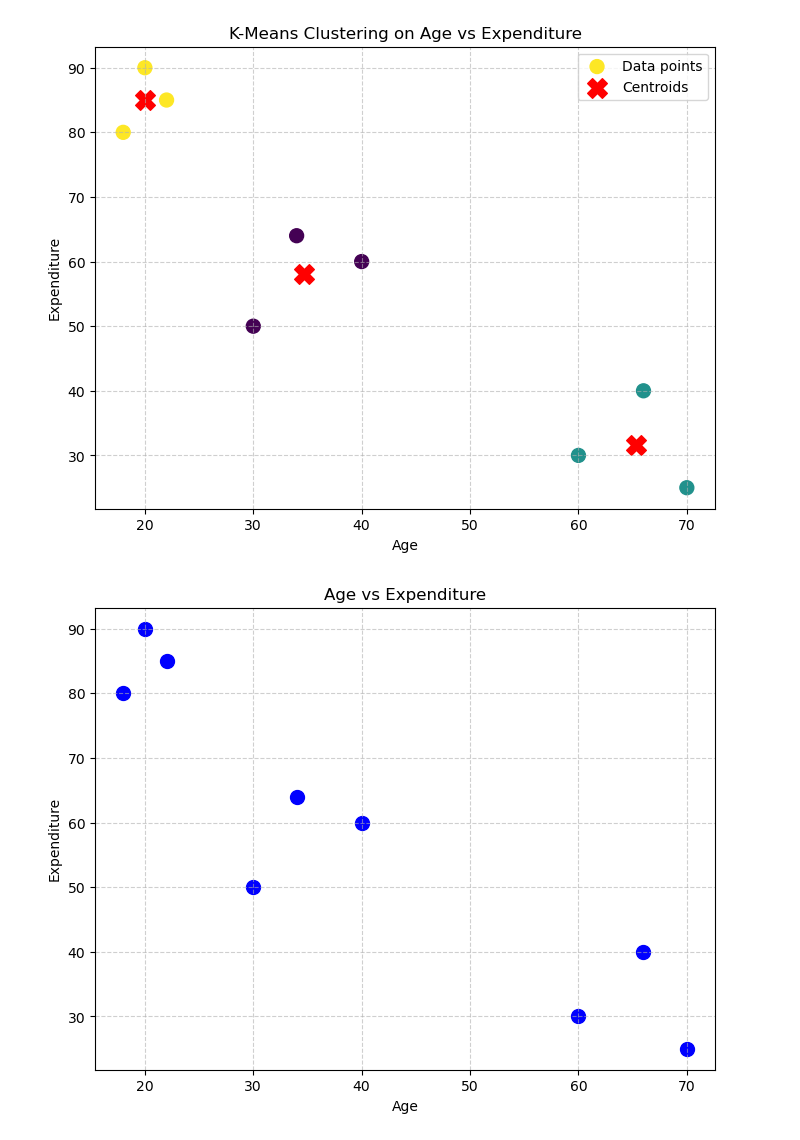
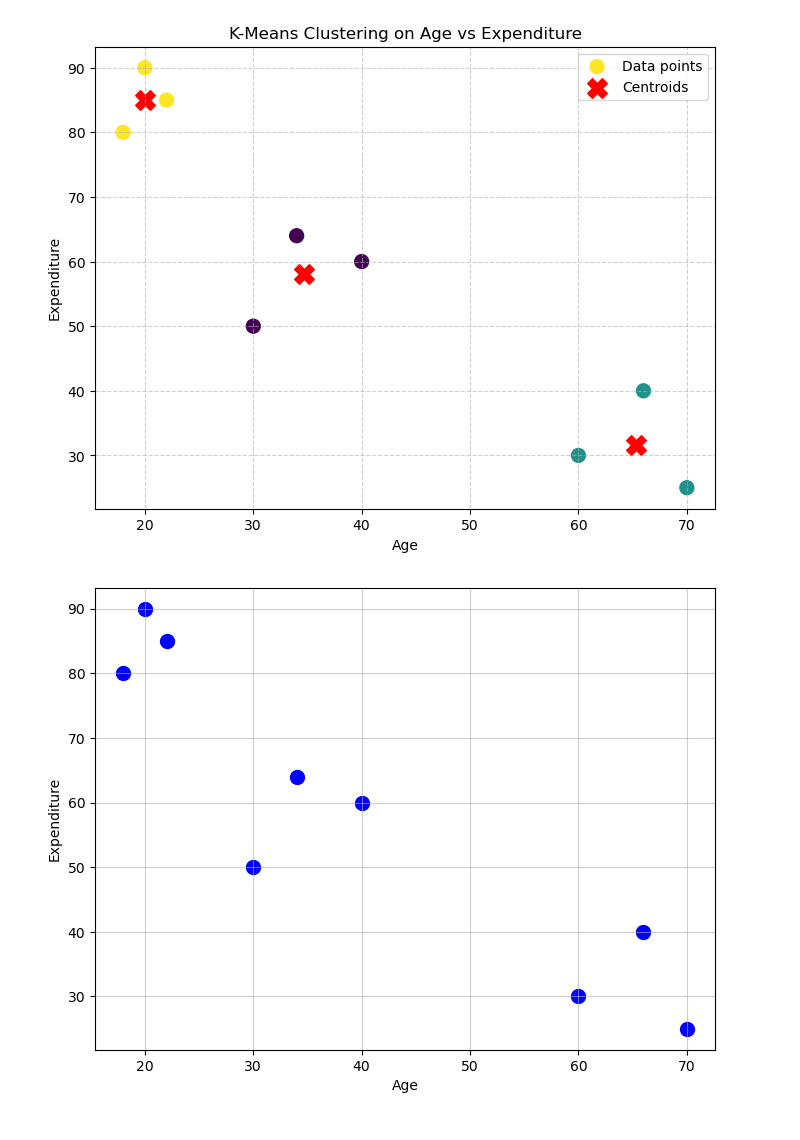
Before and after one commit to kenbi93/DNU_ML, a Jupyter notebook: l14.ipynb, the cells around one changed output. Cells and saved outputs as stored; diff of their text form; code cells hidden in the pictures.

```diff
--- a/l14.ipynb
+++ b/l14.ipynb
@@ -57,24 +57,26 @@ plt.grid(True, linestyle='--', alpha=0.6)
 plt.show()
 # %% [output]
 [figure]
-# %%
-import matplotlib.pyplot as plt
-
-# Dữ liệu
-age = [18, 20, 22, 30, 34, 40, 60, 66, 70]
-expenditure = [80, 90, 85, 50, 64, 60, 30, 40, 25]
-
-# Vẽ biểu đồ scatter
-plt.figure(figsize=(8,6))
-plt.scatter(age, expenditure, color='blue', s=100)
-
-# Thêm nhãn
-plt.title('Age vs Expenditure')
-plt.xlabel('Age')
-plt.ylabel('Expenditure')
-plt.grid(True, linestyle='--', alpha=0.6)
-
-# Hiển thị biểu đồ
-plt.show()
-# %% [output]
-[figure, removed]
+# %%
+import matplotlib.pyplot as plt
+
+# Dữ liệu
+age = [18, 20, 22, 30, 34, 40, 60, 66, 70]
+expenditure = [80, 90, 85, 50, 64, 60, 30, 40, 25]
+
+# Vẽ biểu đồ scatter
+plt.figure(figsize=(8,6))
+plt.scatter(age, expenditure, color='blue', s=100)
+
+# Nhãn trục
+plt.xlabel('Age')
+plt.ylabel('Expenditure')
+plt.grid(True, linestyle='-', alpha=0.6)
+
+# Lưu biểu đồ trước khi hiển thị
+plt.savefig("kmeans_1.jpg", dpi=200, bbox_inches='tight', pad_inches=0.1)
+
+# Hiển thị biểu đồ
+plt.show()
+# %% [output]
+[figure, added]
```
Also changed, not shown: 1 other file.
